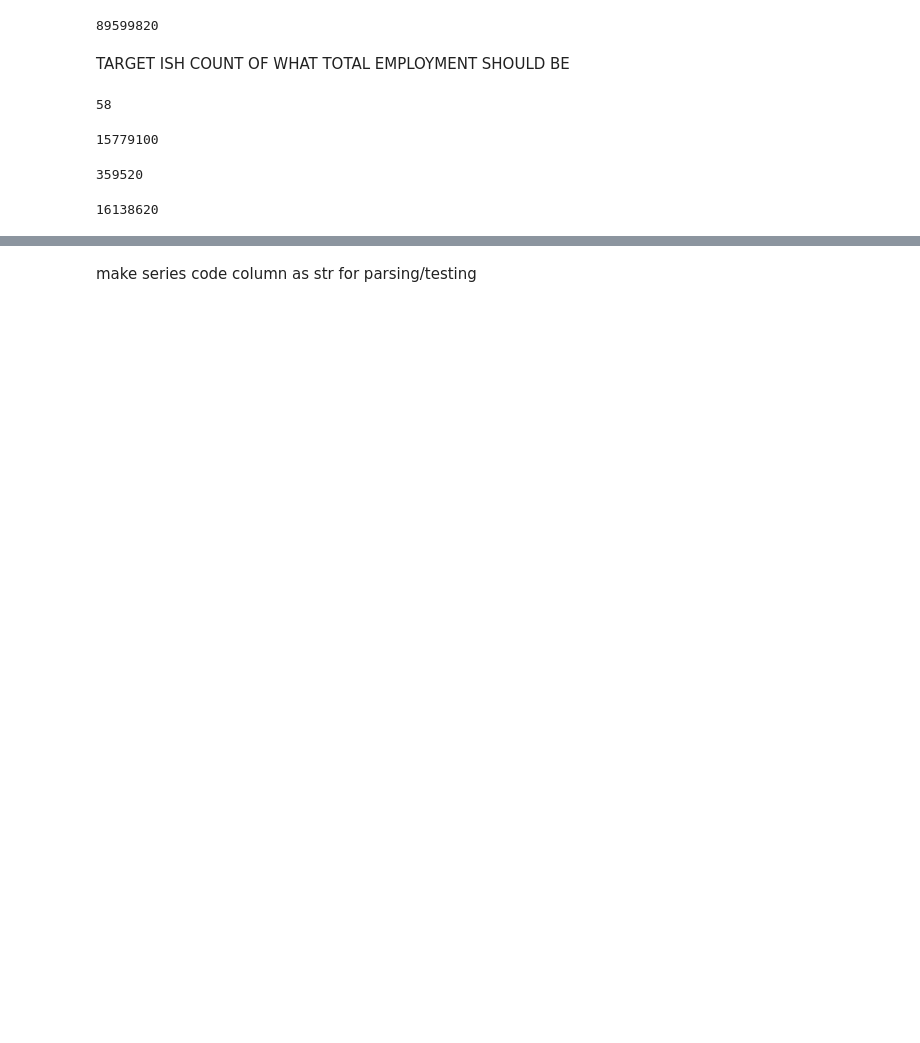
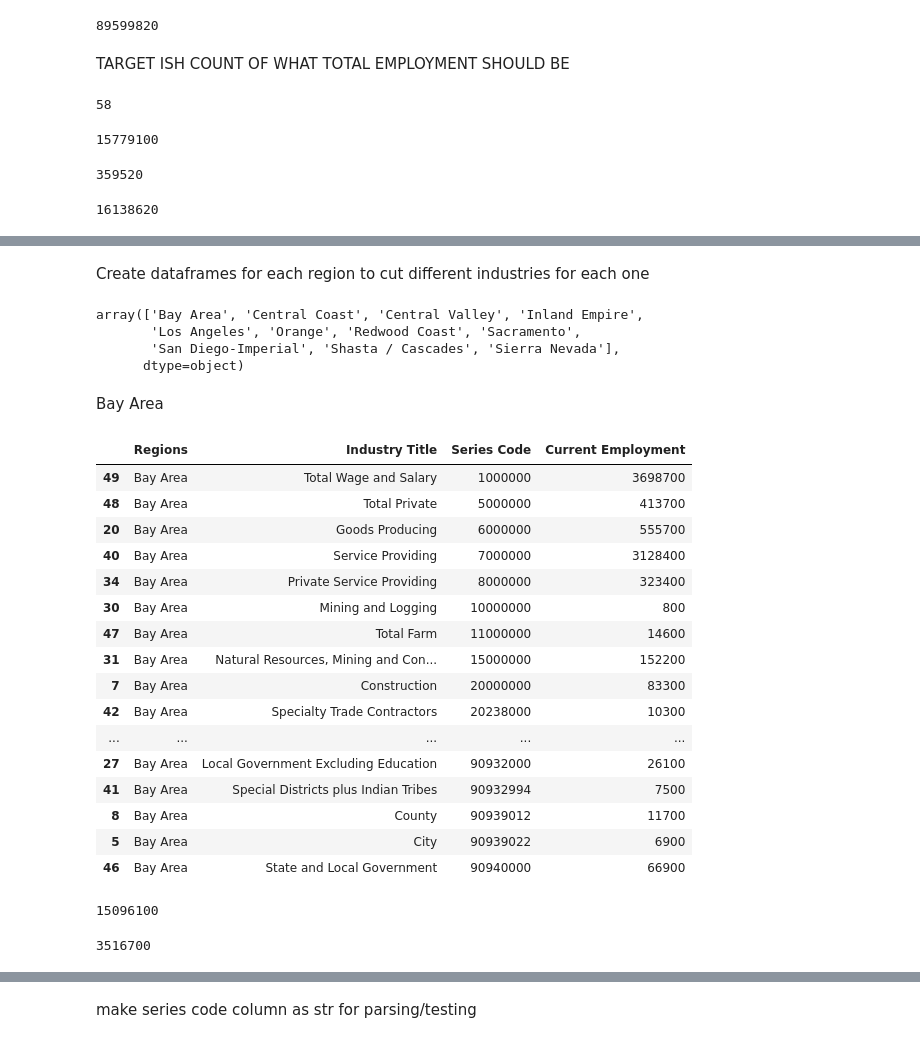
Before and after one commit to cafwd/job_quality_index, a Jupyter notebook: data/edd/cut-edd-data.ipynb, the cells around one changed output, grey strips where cells are left out. Saved outputs shown, nothing was run; the diff lists cells and outputs as text; code cells hidden in the pictures; blank space fills up the shorter version.

```diff
--- a/data/edd/cut-edd-data.ipynb
+++ b/data/edd/cut-edd-data.ipynb
@@ -157,0 +118,47 @@ edd_test_2020.loc[edd_test_2020['Industry Title'] == 'Accommodation and Food Ser
+# %% [markdown]
+Create dataframes for each region to cut different industries for each one
+# %%
+edd_regions_2020['Regions'].unique()
+# %% [output]
+array(['Bay Area', 'Central Coast', 'Central Valley', 'Inland Empire',
+       'Los Angeles', 'Orange', 'Redwood Coast', 'Sacramento',
+       'San Diego-Imperial', 'Shasta / Cascades', 'Sierra Nevada'],
+      dtype=object)
+# %%
+ba_2020 = edd_regions_2020.loc[edd_regions_2020['Regions'] == 'Bay Area'].sort_values('Series Code')
+cc_2020 = edd_regions_2020.loc[edd_regions_2020['Regions'] == 'Central Coast'].sort_values('Series Code')
+cv_2020 = edd_regions_2020.loc[edd_regions_2020['Regions'] == 'Central Valley'].sort_values('Series Code')
+ie_2020 = edd_regions_2020.loc[edd_regions_2020['Regions'] == 'Inland Empire'].sort_values('Series Code')
+la_2020 = edd_regions_2020.loc[edd_regions_2020['Regions'] == 'Los Angeles'].sort_values('Series Code')
+oc_2020 = edd_regions_2020.loc[edd_regions_2020['Regions'] == 'Orange'].sort_values('Series Code')
+rc_2020 = edd_regions_2020.loc[edd_regions_2020['Regions'] == 'Redwood Coast'].sort_values('Series Code')
+sac_2020 = edd_regions_2020.loc[edd_regions_2020['Regions'] == 'Sacramento'].sort_values('Series Code')
+sd_2020 = edd_regions_2020.loc[edd_regions_2020['Regions'] == 'San Diego-Imperial'].sort_values('Series Code')
+shas_2020 = edd_regions_2020.loc[edd_regions_2020['Regions'] == 'Shasta / Cascades'].sort_values('Series Code')
+sn_2020 = edd_regions_2020.loc[edd_regions_2020['Regions'] == 'Sierra Nevada'].sort_values('Series Code')
+# %% [markdown]
+Bay Area
+# %%
+ba_2020
+# %% [output]
+|  | Regions | Industry Title | Series Code | Current Employment |
+| 49 | Bay Area | Total Wage and Salary | 1000000 | 3698700 |
+| 48 | Bay Area | Total Private | 5000000 | 413700 |
+| 20 | Bay Area | Goods Producing | 6000000 | 555700 |
+| 40 | Bay Area | Service Providing | 7000000 | 3128400 |
+| 34 | Bay Area | Private Service Providing | 8000000 | 323400 |
+| 30 | Bay Area | Mining and Logging | 10000000 | 800 |
+| 47 | Bay Area | Total Farm | 11000000 | 14600 |
+| 31 | Bay Area | Natural Resources, Mining and Con... | 15000000 | 152200 |
+| 7 | Bay Area | Construction | 20000000 | 83300 |
+| 42 | Bay Area | Specialty Trade Contractors | 20238000 | 10300 |
+| ... | ... | ... | ... | ... |
+| 27 | Bay Area | Local Government Excluding Education | 90932000 | 26100 |
+| 41 | Bay Area | Special Districts plus Indian Tribes | 90932994 | 7500 |
+| 8 | Bay Area | County | 90939012 | 11700 |
+| 5 | Bay Area | City | 90939022 | 6900 |
+| 46 | Bay Area | State and Local Government | 90940000 | 66900 |
+# %%
+ba_2020['Current Employment'].sum() # before cutting down
+# %% [output]
+15096100
@@ -157,0 +169,4 @@ edd_test_2020.loc[edd_test_2020['Industry Title'] == 'Accommodation and Food Ser
+# %%
+ba_test['Current Employment'].sum()
+# %% [output]
+3516700
```
Also changed, not shown: parts of 118 cells of this notebook, 1 other file.
